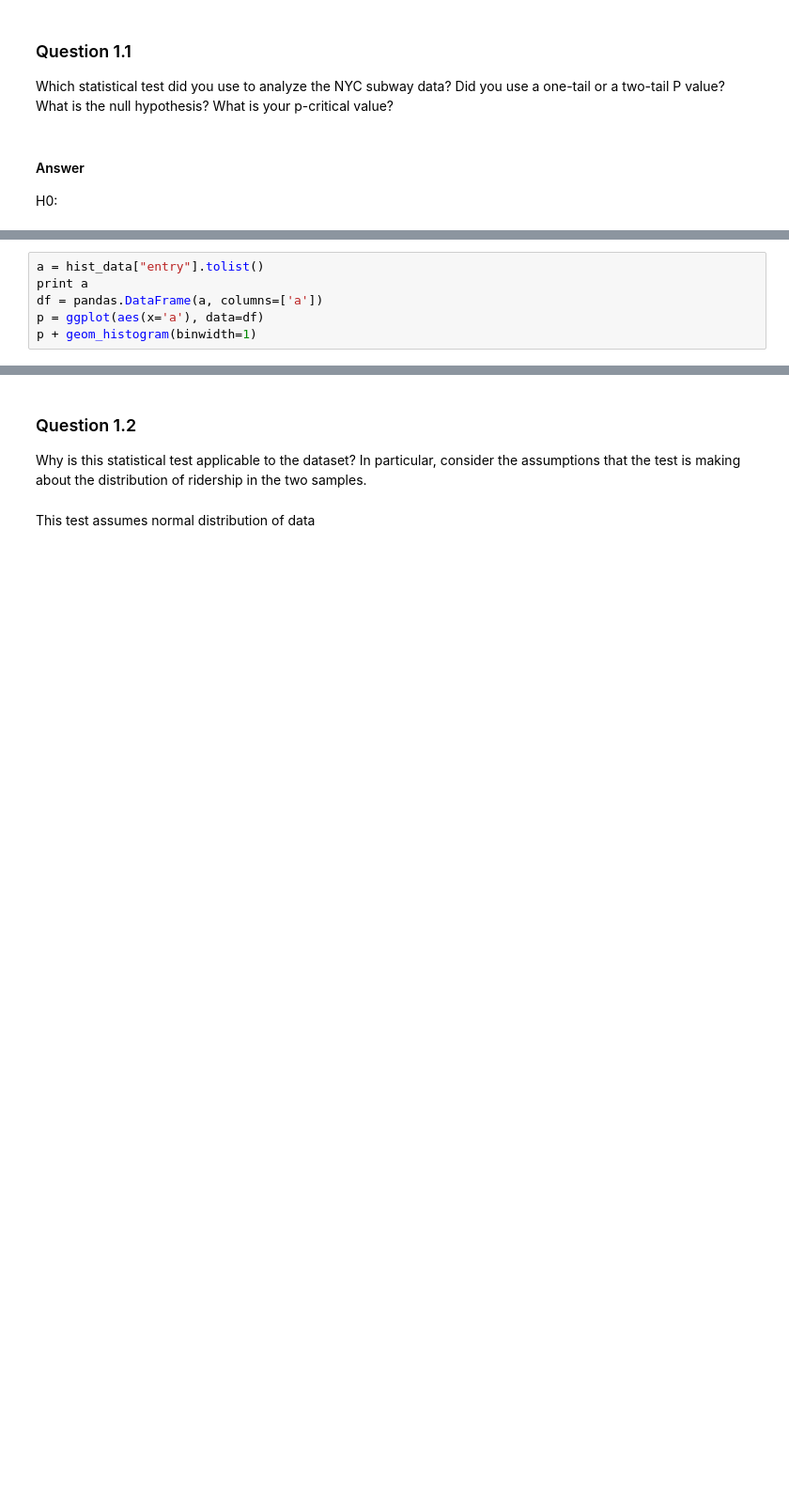
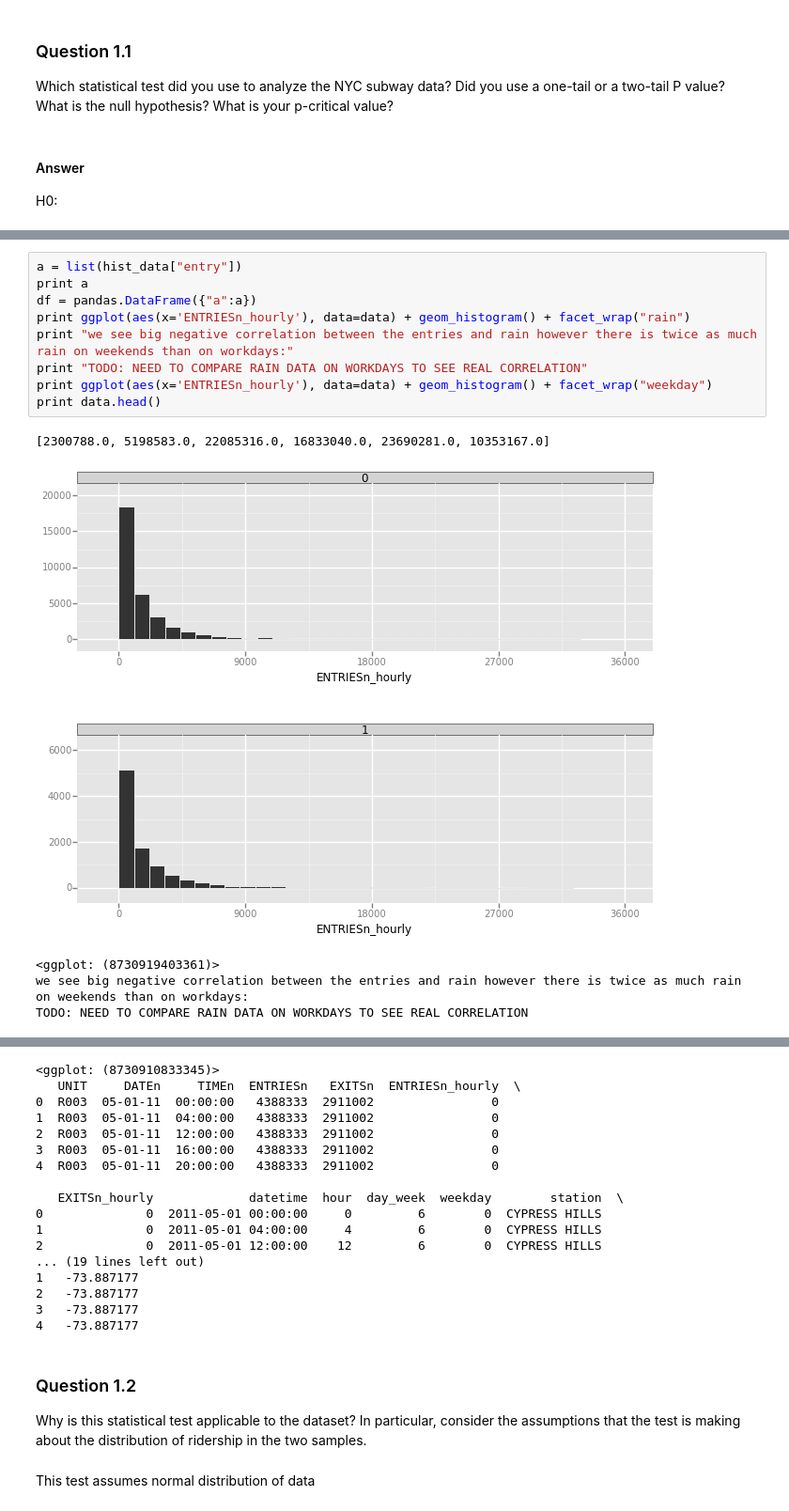
Before and after one commit to Manyizi101/nanodegree, a Jupyter notebook: 002-nyc-subway/dev/nyc-subway.ipynb, the cells around one changed output, grey strips where cells are left out. Shown at 94% size. Drawn from its saved outputs; the diff is of its cells as text; blank space fills up the shorter version.

```diff
--- a/002-nyc-subway/dev/nyc-subway.ipynb
+++ b/002-nyc-subway/dev/nyc-subway.ipynb
@@ -140,9 +144,18 @@ True
 2  22085316
 3  16833040
 4  23690281
-# %%
-a = hist_data["entry"].tolist()
-print a
-df = pandas.DataFrame(a, columns=['a'])
-p = ggplot(aes(x='a'), data=df)
-p + geom_histogram(binwidth=1)
+# %%
+a = list(hist_data["entry"])
+print a
+df = pandas.DataFrame({"a":a})
+print ggplot(aes(x='ENTRIESn_hourly'), data=data) + geom_histogram() + facet_wrap("rain")
+print "we see big negative correlation between the entries and rain however there is twice as much rain on weekends than on workdays:"
+print "TODO: NEED TO COMPARE RAIN DATA ON WORKDAYS TO SEE REAL CORRELATION"
+print ggplot(aes(x='ENTRIESn_hourly'), data=data) + geom_histogram() + facet_wrap("weekday")
+print data.head()
+# %% [output]
+[2300788.0, 5198583.0, 22085316.0, 16833040.0, 23690281.0, 10353167.0]
+[figure, added]
+<ggplot: (8730919403361)>
+we see big negative correlation between the entries and rain however there is twice as much rain on weekends than on workdays:
+TODO: NEED TO COMPARE RAIN DATA ON WORKDAYS TO SEE REAL CORRELATION
@@ -149,3 +163,20 @@ p + geom_histogram(binwidth=1)
+<ggplot: (8730910833345)>
+   UNIT     DATEn     TIMEn  ENTRIESn   EXITSn  ENTRIESn_hourly  \
+0  R003  05-01-11  00:00:00   4388333  2911002                0
+1  R003  05-01-11  04:00:00   4388333  2911002                0
+2  R003  05-01-11  12:00:00   4388333  2911002                0
+3  R003  05-01-11  16:00:00   4388333  2911002                0
+4  R003  05-01-11  20:00:00   4388333  2911002                0
+
+   EXITSn_hourly             datetime  hour  day_week  weekday        station  \
+0              0  2011-05-01 00:00:00     0         6        0  CYPRESS HILLS
+1              0  2011-05-01 04:00:00     4         6        0  CYPRESS HILLS
+2              0  2011-05-01 12:00:00    12         6        0  CYPRESS HILLS
+... (19 lines left out)
+1   -73.887177
+2   -73.887177
+3   -73.887177
+4   -73.887177
 # %% [markdown]
 ### Question 1.2
 Why is this statistical test applicable to the dataset? In particular, consider the assumptions that the test is making about the distribution of ridership in the two samples.
```
Also changed, not shown: parts of 3 cells of this notebook.
